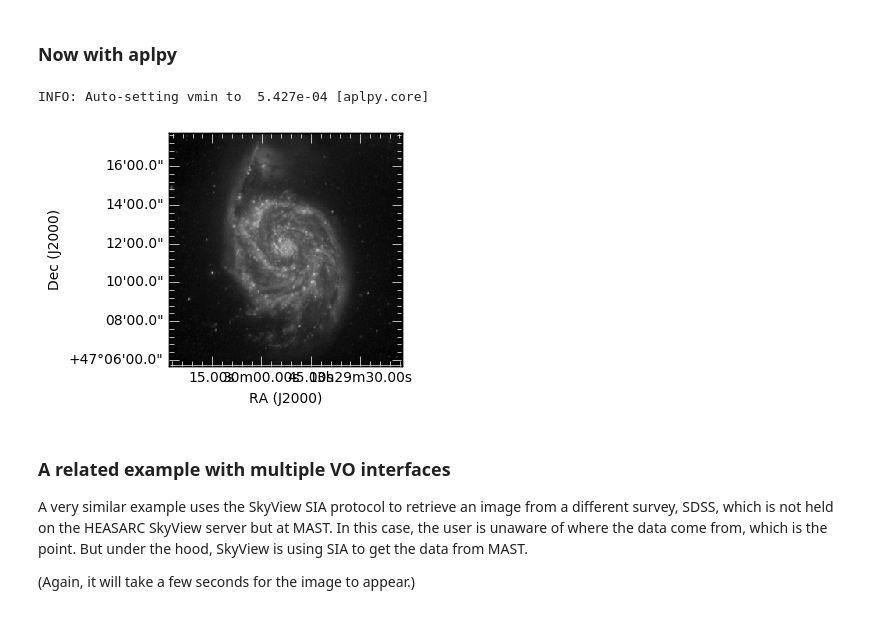
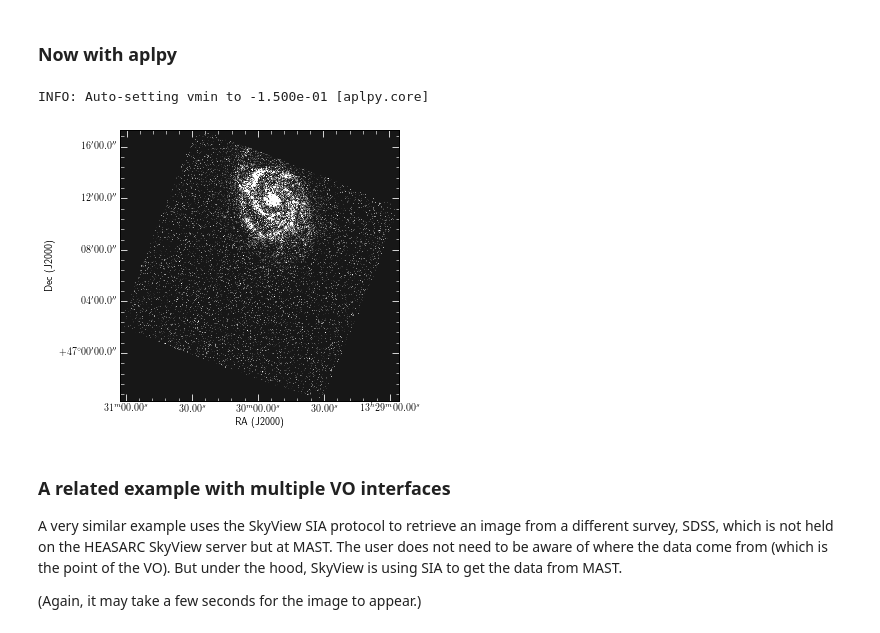
Before and after one commit to NASA-NAVO/aas_workshop_2018, a Jupyter notebook: heasarc/heasarc_Image_Access.ipynb, the cells around one changed output. Drawn from its saved outputs; the diff is of its cells as text; code cells hidden in the pictures.

Commit message:
updated the Image_Access notebook
... also includes 2 images created by the notebook

```diff
--- a/heasarc/heasarc_Image_Access.ipynb
+++ b/heasarc/heasarc_Image_Access.ipynb
@@ -171,13 +166,13 @@ Why does it so frequently time out when handing the URL to apfits.open()?
 # %% [markdown]
 ### Now with aplpy
 # %%
-gc = aplpy.FITSFigure(hdu_list,figsize=(3, 3))
-gc.show_grayscale(stretch='log', vmax=1.)
+gc = aplpy.FITSFigure(hdu_list,figsize=(5, 5))
+gc.show_grayscale(vmax=1.5)
 # %% [output]
-INFO: Auto-setting vmin to  5.427e-04 [aplpy.core]
+INFO: Auto-setting vmin to -1.500e-01 [aplpy.core]
-[figure, old version]
+[figure, new version]
 # %% [markdown]
 ### A related example with multiple VO interfaces
-A very similar example uses the SkyView SIA protocol to retrieve an image from a different survey, SDSS, which is not held on the HEASARC SkyView server but at MAST.  In this case, the user is unaware of where the data come from, which is the point.  But under the hood, SkyView is using SIA to get the data from MAST.
+A very similar example uses the SkyView SIA protocol to retrieve an image from a different survey, SDSS, which is not held on the HEASARC SkyView server but at MAST.  The user does not need to be aware of where the data come from (which is the point of the VO).  But under the hood, SkyView is using SIA to get the data from MAST.
 
-(Again, it will take a few seconds for the image to appear.)
+(Again, it may take a few seconds for the image to appear.)
```
Also changed, not shown: parts of 36 cells of this notebook, 3 other files.
